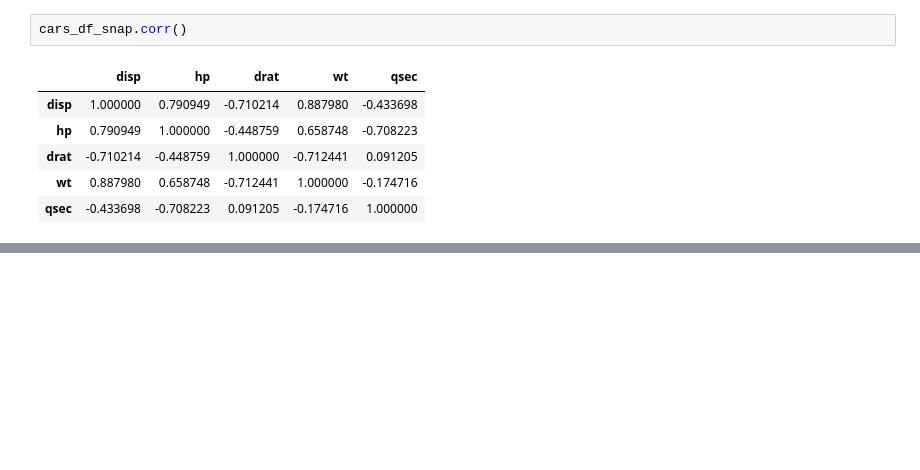
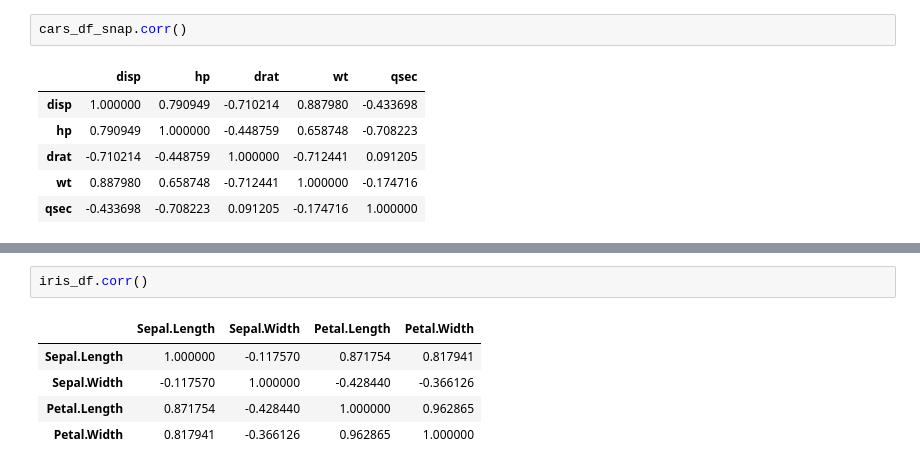
Before and after one commit to pankajsoni22/machine-learning-mastery, a Jupyter notebook: Correlation.ipynb, the cells around one changed output, grey strips where cells are left out. Drawn from its saved outputs; the diff is of its cells as text; blank space fills up the shorter version.

```diff
--- a/Correlation.ipynb
+++ b/Correlation.ipynb
@@ -106,0 +129,8 @@ cars_df_snap.corr()
+# %%
+iris_df.corr()
+# %% [output]
+|  | Sepal.Length | Sepal.Width | Petal.Length | Petal.Width |
+| Sepal.Length | 1.000000 | -0.117570 | 0.871754 | 0.817941 |
+| Sepal.Width | -0.117570 | 1.000000 | -0.428440 | -0.366126 |
+| Petal.Length | 0.871754 | -0.428440 | 1.000000 | 0.962865 |
+| Petal.Width | 0.817941 | -0.366126 | 0.962865 | 1.000000 |
```
Also changed, not shown: parts of 4 cells of this notebook, 4 other files.
